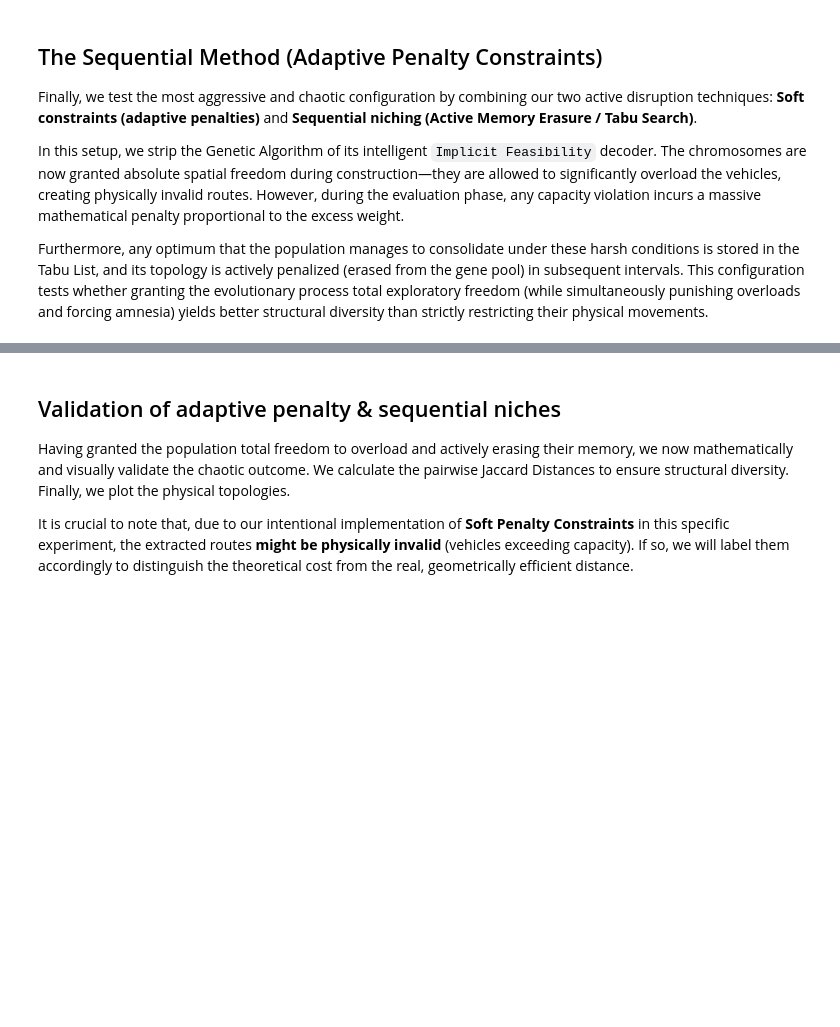
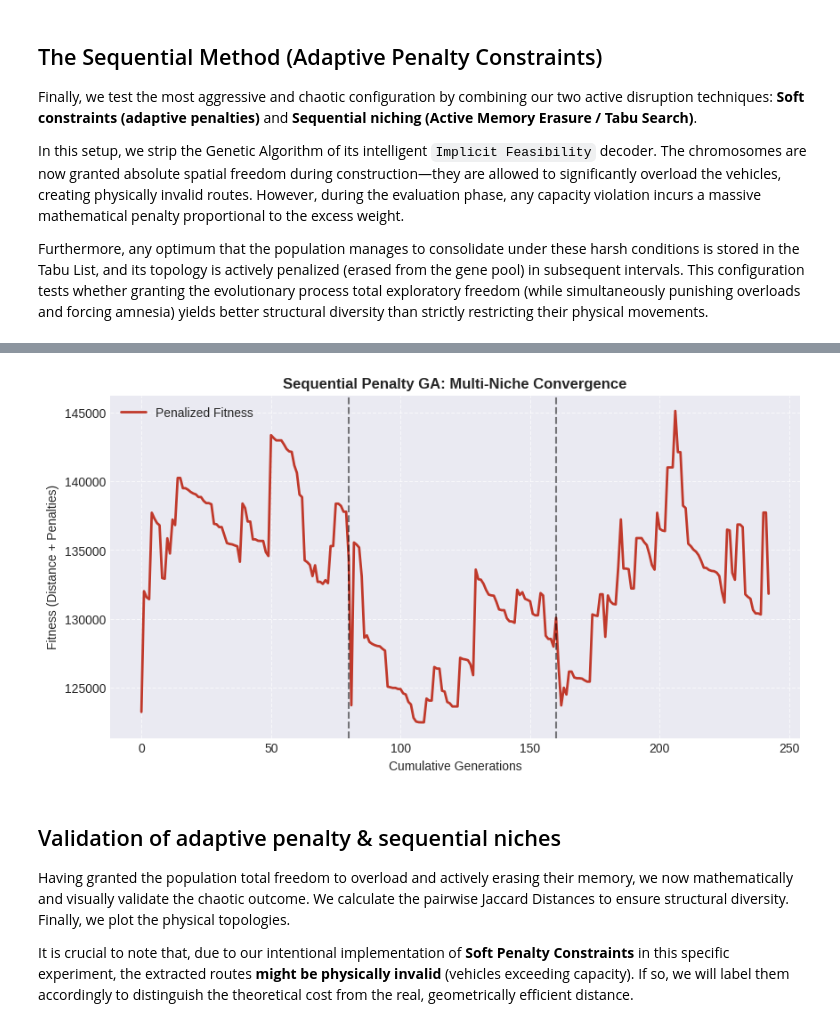
Before and after one commit to miguel-mxrxrx04/cvrp-BAO, a Jupyter notebook: run_ga.ipynb, the cells around one changed output, grey strips where cells are left out. Saved outputs shown, nothing was run; the diff lists cells and outputs as text; code cells hidden in the pictures; blank space fills up the shorter version.

```diff
--- a/run_ga.ipynb
+++ b/run_ga.ipynb
@@ -1614,21 +1614,25 @@ In this setup, we strip the Genetic Algorithm of its intelligent `Implicit Feasi
 Furthermore, any optimum that the population manages to consolidate under these harsh conditions is stored in the Tabu List, and its topology is actively penalized (erased from the gene pool) in subsequent intervals. This configuration tests whether granting the evolutionary process total exploratory freedom (while simultaneously punishing overloads and forcing amnesia) yields better structural diversity than strictly restricting their physical movements.
 # %%
 # --- EXPERIMENT: Sequential Niching + Penalty Constraints ---
+import time
+from pathlib import Path
+import pandas as pd
+import matplotlib.pyplot as plt
+
 print('--- Launching Sequential Niching with Soft Penalty Constraints (3 Niches) ---')
 
 class SequentialPenaltyGA(SequentialNichingGA):
 
     def decode_chromosome(self, chromosome: List[int]) -> List[int]:
         """
-        SOFT CONSTRAINTS: We deliberately break the perfect feasibility.
-        We allow the vehicle to overload up to 150% of its capacity before forcing a return.
+        SOFT CONSTRAINTS: We allow the vehicle to overload up to 150%
+        before forcing a return to depot.
         """
         route: List[int] = [self.problem.depot_id]
         current_load: int = 0
 
         for client in chromosome:
             demand: int = self.problem.demands[client]
-            # We grant spatial freedom: only force return if it's critically overloaded (>1.5x)
             if current_load + demand > self.problem.capacity * 1.5:
                 route.append(self.problem.depot_id)
                 current_load = 0
@@ -1636,21 +1640,15 @@ class SequentialPenaltyGA(SequentialNichingGA):
             route.append(client)
             current_load += demand
 
-        # Ensure the route naturally ends at the depot
         if route[-1] != self.problem.depot_id:
             route.append(self.problem.depot_id)
 
         return route
 
     def evaluate_population(self, candidates: List[Any], args: Dict[str, Any]) -> List[float]:
-        """
-        Calculates fitness applying TWO massive penalties:
-        1. Capacity Overload (Soft Constraints dynamic penalty)
-        2. Tabu Similarity (Sequential niching absolute penalty)
-        """
         fitness_values: List[float] = []
-        tabu_penalty_factor: float = 10.0 # Multiply base cost by 10 to kill it genetically
-        capacity_penalty_weight: float = 50.0 # Add 50 distance units per unit of excess weight
+        tabu_penalty_factor: float = 10.0
+        capacity_penalty_weight: float = 50.0
         similarity_threshold: float = args.setdefault('similarity_threshold', 0.20)
 
         for candidate in candidates:
@@ -1660,10 +1658,8 @@ class SequentialPenaltyGA(SequentialNichingGA):
             # --- 1. Penalty for Overloading ---
             overload_penalty: float = 0.0
             current_load: int = 0
-
             for node in decoded_route:
                 if node == self.problem.depot_id:
-                    # Apply penalty only if strictly above baseline capacity
                     if current_load > self.problem.capacity:
                         overload_penalty += (current_load - self.problem.capacity) * capacity_penalty_weight
                     current_load = 0
@@ -1677,7 +1673,6 @@ class SequentialPenaltyGA(SequentialNichingGA):
                     is_tabu = True
                     break
 
-            # Calculate the final mathematically penalized fitness
             final_fitness: float = base_fitness + overload_penalty
             if is_tabu:
                 final_fitness *= tabu_penalty_factor
@@ -1686,15 +1681,50 @@ class SequentialPenaltyGA(SequentialNichingGA):
 
         return fitness_values
 
-# --- Execute the final experiment ---
+# --- Execution ---
 ga_pen_seq = SequentialPenaltyGA(cvrp_instance, pop_size=100)
-
-start_time_pen: float = time.perf_counter()
+start_time_pen = time.perf_counter()
 
 alts_pen_seq, history_pen_seq = ga_pen_seq.run_sequential(
     num_niches=3,
     generations_per_niche=80,
     mutation_rate=0.20,
     similarity_threshold=0.20,
-    local_search_prob=
+    local_search_prob=0.80
+)
+
+end_time_pen = time.perf_counter()
+print(f"\nSequential Penalty Experiment Complete in {end_time_pen - start_time_pen:.2f}s")
+
+# --- Define Path locally to avoid NameError ---
+results_ga_path = Path("experiments") / "ga"
+results_ga_path.mkdir(parents=True, exist_ok=True)
+
+if alts_pen_seq:
+    print("\n--- Extracted Niches (Soft Penalty + Tabu) ---")
+    results_list = []
+    for i, (route, cost) in enumerate(alts_pen_seq):
+        raw_dist = cvrp_instance.evaluate_route_distance(route)
+        print(f"Niche {i+1} | Raw Distance: {raw_dist:.2f} | Penalized Fitness: {cost:.2f}")
+        results_list.append({'Niche': i+1, 'Raw Distance': raw_dist, 'Penalized Fitness': cost})
+
+    # Save Results
+    df_pen_results = pd.DataFrame(results_list)
+    output_file = results_ga_path / "sequential_penalty_niches.csv"
+    df_pen_results.to_csv(output_file, index=False)
+    print(f"\nResults saved in: {output_file}")
+
+# --- Visualization ---
+plt.figure(figsize=(10, 5))
+plt.plot(history_pen_seq, color='#c0392b', linewidth=2, label='Penalized Fitness')
+for niche_idx in range(1, 3):
+    plt.axvline(x=niche_idx * 80, color='black', linestyle='--', alpha=0.5)
+
+plt.title('Sequential Penalty GA: Multi-Niche Convergence', fontweight='bold')
+plt.xlabel('Cumulative Generations')
+plt.ylabel('Fitness (Distance + Penalties)')
+plt.grid(True, linestyle='--', alpha=0.7)
+plt.legend()
+plt.gca().set_facecolor('#eaeaf2')
+plt.show()
 # %% [output]
@@ -1702,3 +1746,4 @@ SyntaxError: incomplete input (2970591982.py, line 84)
+[figure, added]
 # %% [markdown]
 ## Validation of adaptive penalty & sequential niches
 
```
Also changed, not shown: parts of 14 cells of this notebook, 1 other file.
